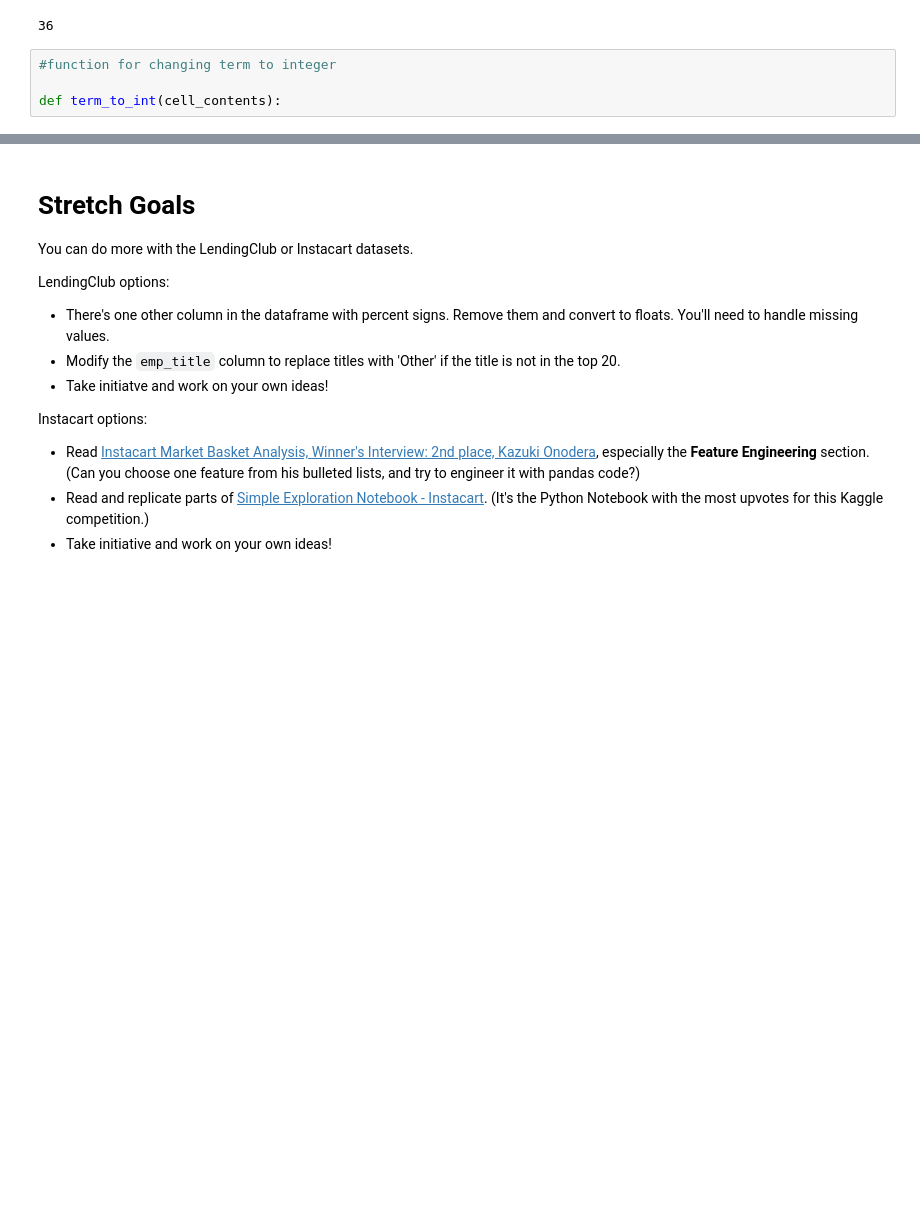
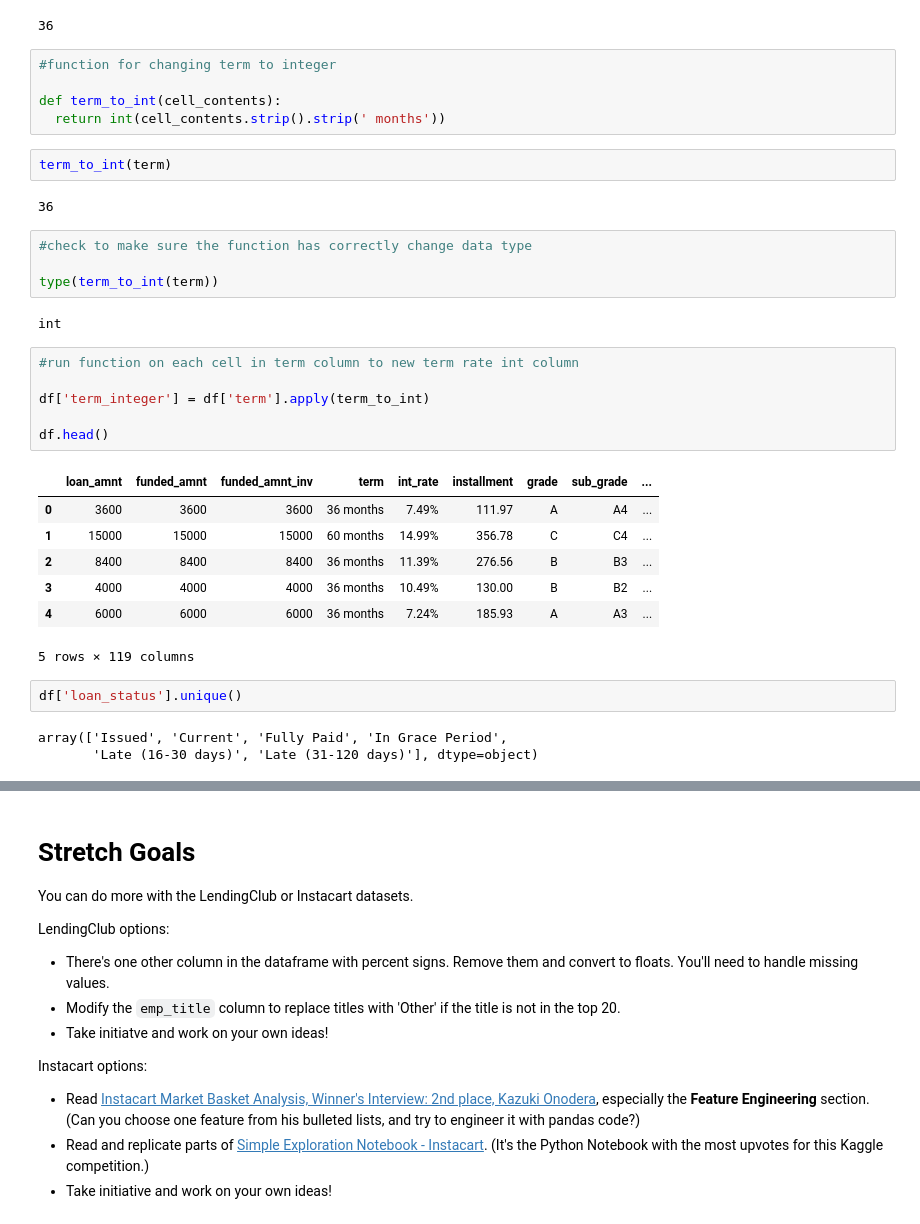
Before and after one commit to bloominstituteoftechnology/DS-Unit-1-Sprint-1-Data-Wrangling-and-Storytelling, a Jupyter notebook: module2-make-features/LS_DS_112_Make_Features_Assignment.ipynb, the cells around one changed output, grey strips where cells are left out. Cells and saved outputs as stored; diff of their text form; blank space fills up the shorter version.

```diff
--- a/module2-make-features/LS_DS_112_Make_Features_Assignment.ipynb
+++ b/module2-make-features/LS_DS_112_Make_Features_Assignment.ipynb
@@ -84,3 +84,33 @@ int(term.strip().strip(' months'))
 #function for changing term to integer
 
 def term_to_int(cell_contents):
+  return int(cell_contents.strip().strip(' months'))
+# %%
+term_to_int(term)
+# %% [output]
+36
+# %%
+#check to make sure the function has correctly change data type
+
+type(term_to_int(term))
+# %% [output]
+int
+# %%
+#run function on each cell in term column to new term rate int column
+
+df['term_integer'] = df['term'].apply(term_to_int)
+
+df.head()
+# %% [output]
+|  | loan_amnt | funded_amnt | funded_amnt_inv | term | int_rate | installment | grade | sub_grade | ... |
+| 0 | 3600 | 3600 | 3600 | 36 months | 7.49% | 111.97 | A | A4 | ... |
+| 1 | 15000 | 15000 | 15000 | 60 months | 14.99% | 356.78 | C | C4 | ... |
+| 2 | 8400 | 8400 | 8400 | 36 months | 11.39% | 276.56 | B | B3 | ... |
+| 3 | 4000 | 4000 | 4000 | 36 months | 10.49% | 130.00 | B | B2 | ... |
+| 4 | 6000 | 6000 | 6000 | 36 months | 7.24% | 185.93 | A | A3 | ... |
+5 rows × 119 columns
+# %%
+df['loan_status'].unique()
+# %% [output]
+array(['Issued', 'Current', 'Fully Paid', 'In Grace Period',
+       'Late (16-30 days)', 'Late (31-120 days)'], dtype=object)
```
Also changed, not shown: parts of 4 cells of this notebook.
